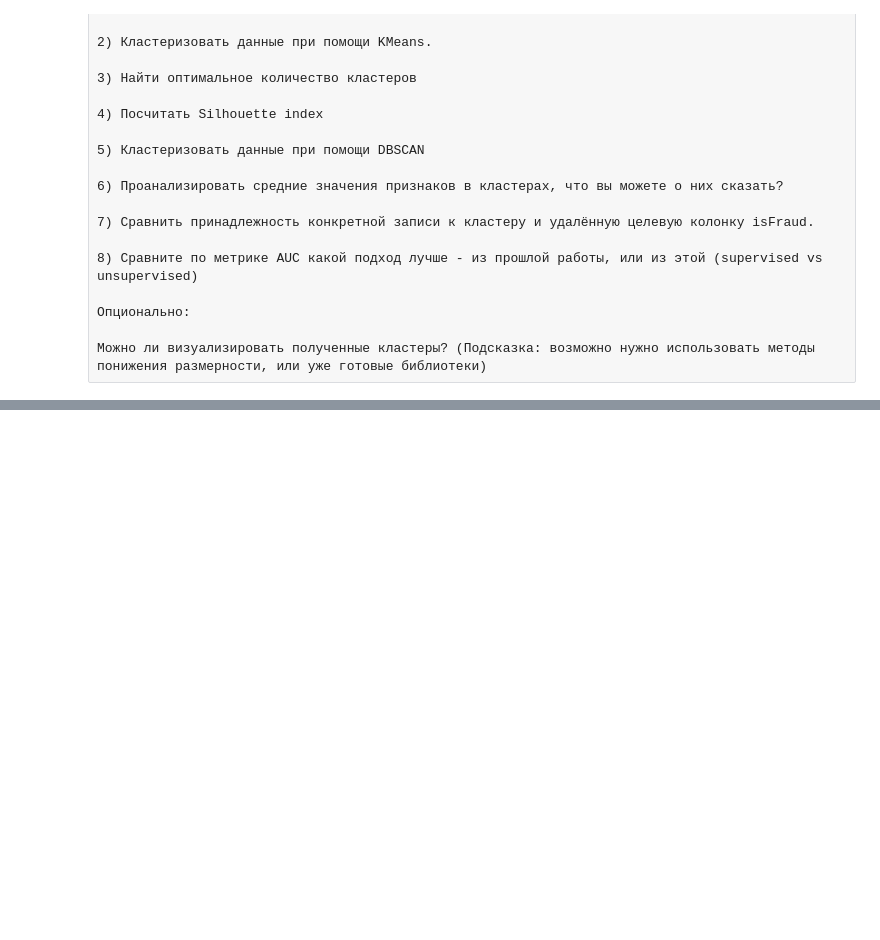
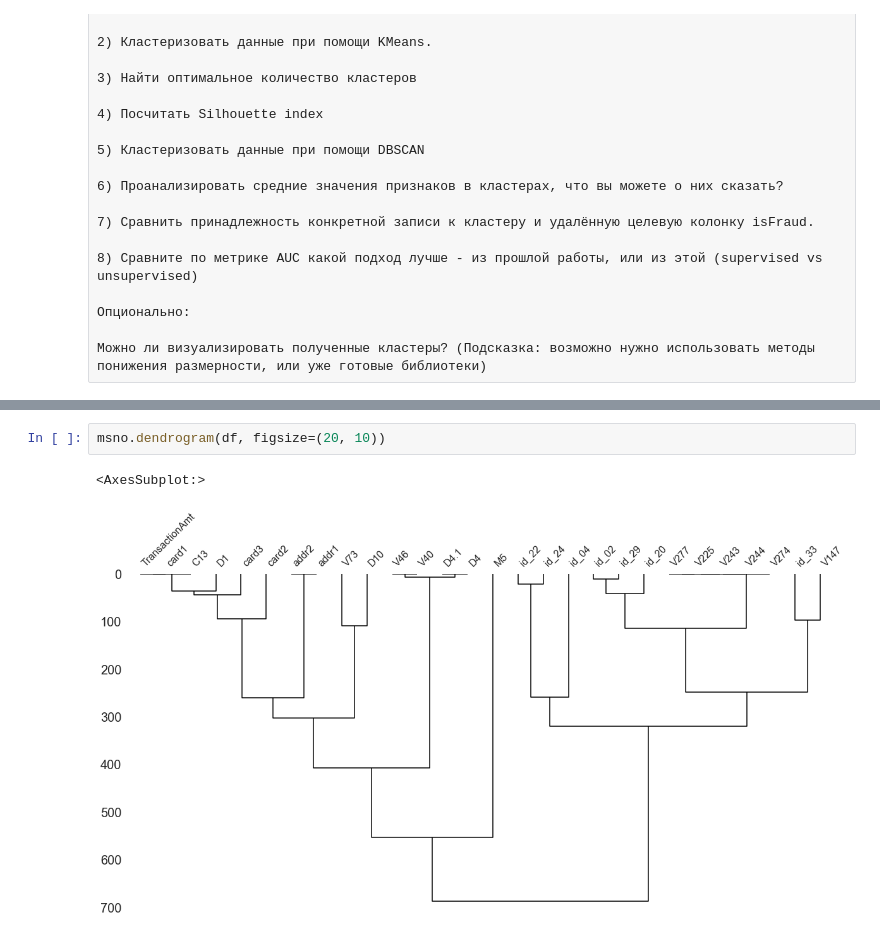
Before and after one commit to Oleg-Storozhev/HillelAI, a Jupyter notebook: Lesson_11/HW_11.ipynb, the cells around one changed output, grey strips where cells are left out. Cells and saved outputs as stored; diff of their text form; blank space fills up the shorter version.

```diff
--- a/Lesson_11/HW_11.ipynb
+++ b/Lesson_11/HW_11.ipynb
@@ -47,0 +122,5 @@ df
+# %%
+msno.dendrogram(df, figsize=(20, 10))
+# %% [output]
+<AxesSubplot:>
+[figure, added]
```
Also changed, not shown: parts of 48 cells of this notebook, 3 other files.
